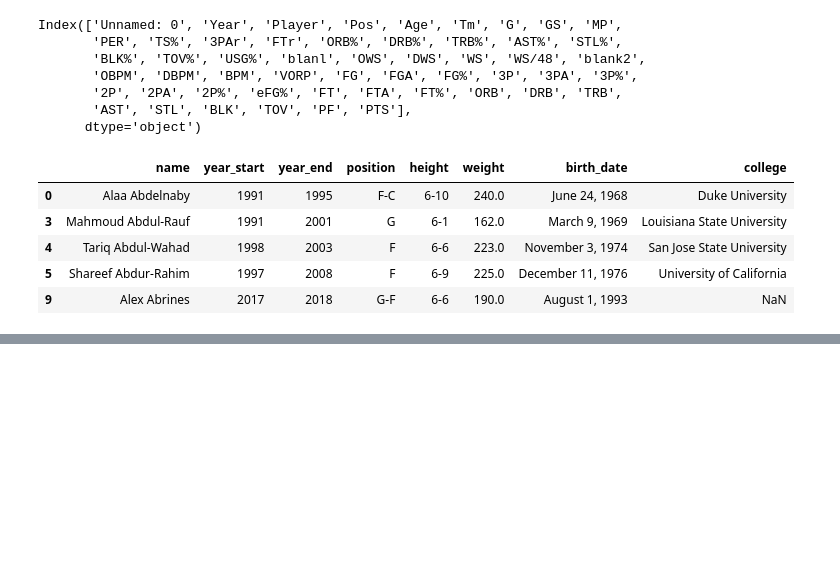
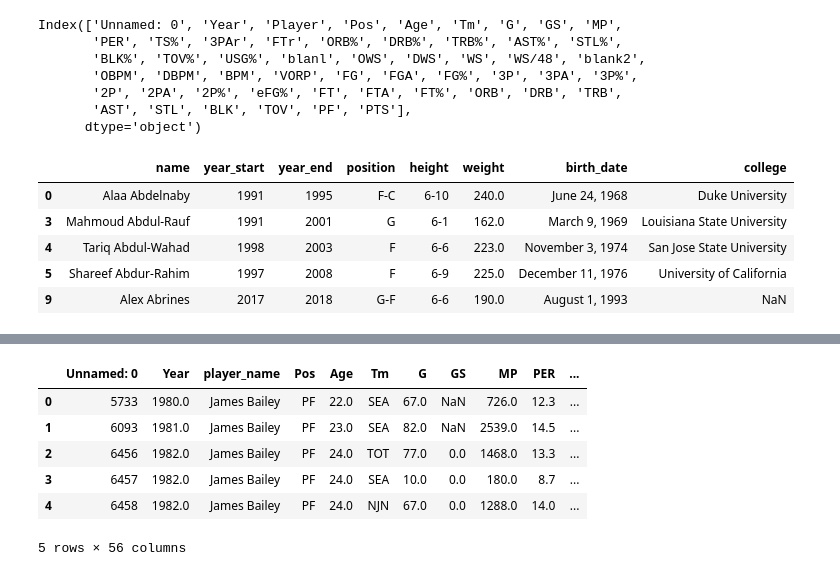
Before and after one commit to NotkerNotker/ETL-Pros, a Jupyter notebook: NBA_Players.ipynb, the cells around one changed output, grey strips where cells are left out. Cells and saved outputs as stored; diff of their text form; code cells hidden in the pictures; blank space fills up the shorter version.

```diff
--- a/NBA_Players.ipynb
+++ b/NBA_Players.ipynb
@@ -140,0 +216,11 @@ player_lookup.to_csv("Player_lookup.csv", index = False)
+# %%
+NBA_stats = pd.merge(season_stats_year, player_lookup, on="player_name")
+NBA_stats.head()
+# %% [output]
+|  | Unnamed: 0 | Year | player_name | Pos | Age | Tm | G | GS | MP | PER | ... |
+| 0 | 5733 | 1980.0 | James Bailey | PF | 22.0 | SEA | 67.0 | NaN | 726.0 | 12.3 | ... |
+| 1 | 6093 | 1981.0 | James Bailey | PF | 23.0 | SEA | 82.0 | NaN | 2539.0 | 14.5 | ... |
+| 2 | 6456 | 1982.0 | James Bailey | PF | 24.0 | TOT | 77.0 | 0.0 | 1468.0 | 13.3 | ... |
+| 3 | 6457 | 1982.0 | James Bailey | PF | 24.0 | SEA | 10.0 | 0.0 | 180.0 | 8.7 | ... |
+| 4 | 6458 | 1982.0 | James Bailey | PF | 24.0 | NJN | 67.0 | 0.0 | 1288.0 | 14.0 | ... |
+5 rows × 56 columns
```
Also changed, not shown: parts of 20 cells of this notebook, 3 other files.
